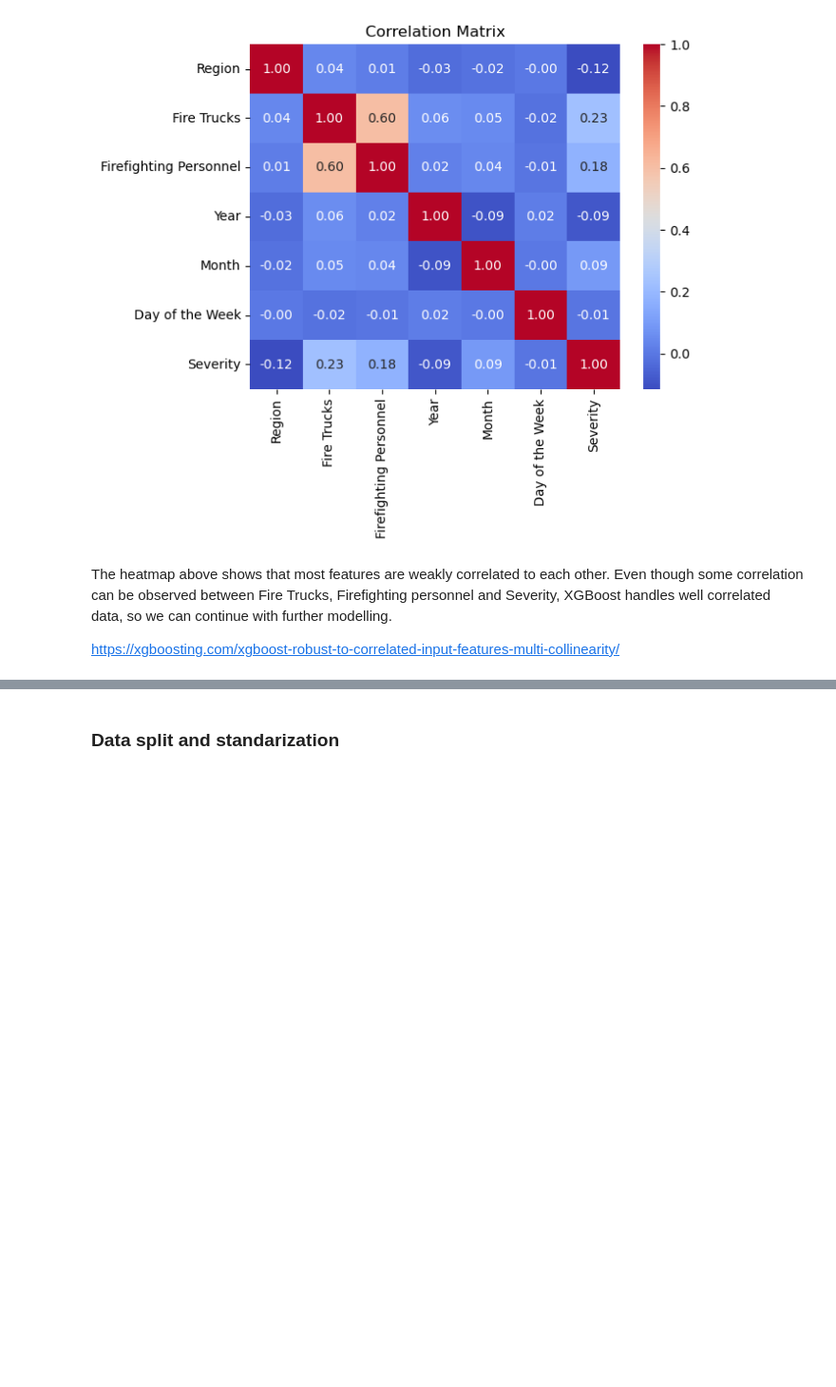
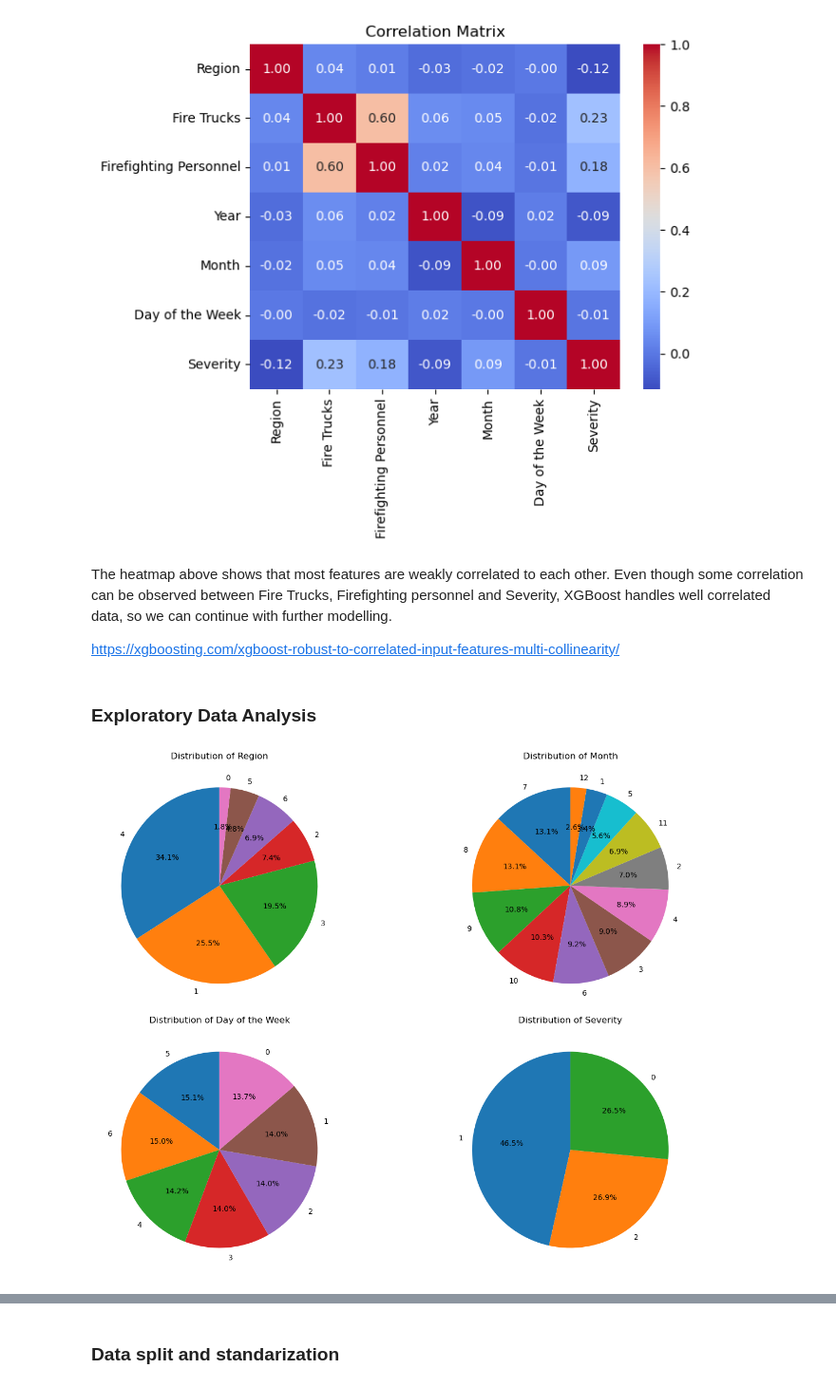
Before and after one commit to zosialenarczyk/wildfire-prevention, a Jupyter notebook: notebooks/resources/resources_modelling.ipynb, the cells around one changed output, grey strips where cells are left out. Shown: that part at 95% size. Drawn from its saved outputs; the diff is of its cells as text; code cells hidden in the pictures; blank space fills up the shorter version.

Commit message:
add eda - resource data

```diff
--- a/notebooks/resources/resources_modelling.ipynb
+++ b/notebooks/resources/resources_modelling.ipynb
@@ -56,12 +56,23 @@ plt.show()
 The heatmap above shows that most features are weakly correlated to each other. Even though some correlation can be observed between Fire Trucks, Firefighting personnel and Severity, XGBoost handles well correlated data, so we can continue with further modelling.
 
 https://xgboosting.com/xgboost-robust-to-correlated-input-features-multi-collinearity/
+# %% [markdown]
+### Exploratory Data Analysis
 # %%
-# plot distributions of all features
-for col in df.columns:
-    plt.figure(figsize=(10, 6))
-    sns.histplot(df[col], kde=True)
-    plt.title(f"Distribution of {col}")
-    plt.xlabel(col)
-    plt.ylabel("Frequency")
-    plt.show()
+# pie charts of 'Region', 'Month', 'Day of the Week' and 'Severity'
+selected_cols = ['Region', 'Month', 'Day of the Week', 'Severity']
+num_cols = len(selected_cols)
+fig, axes = plt.subplots(nrows=(num_cols + 1) // 2, ncols=2, figsize=(15, 5 * ((num_cols + 1) // 2)))
+
+for ax, col in zip(axes.flatten(), selected_cols):
+    df[col].value_counts().plot.pie(autopct='%1.1f%%', ax=ax, startangle=90, legend=False)
+    ax.set_title(f"Distribution of {col}")
+    ax.set_ylabel('')
+
+for ax in axes.flatten()[num_cols:]:
+    ax.axis('off')
+
+plt.tight_layout()
+plt.show()
+# %% [output]
+[figure, added]
```
Also changed, not shown: parts of 6 cells of this notebook, 1 other file.
